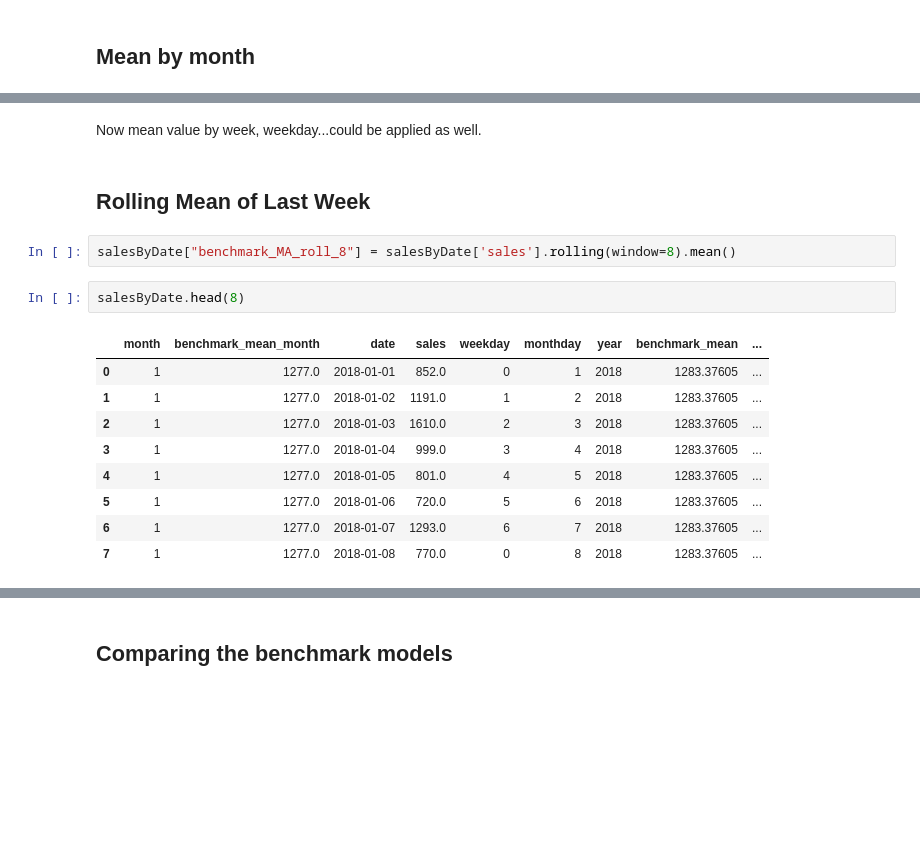
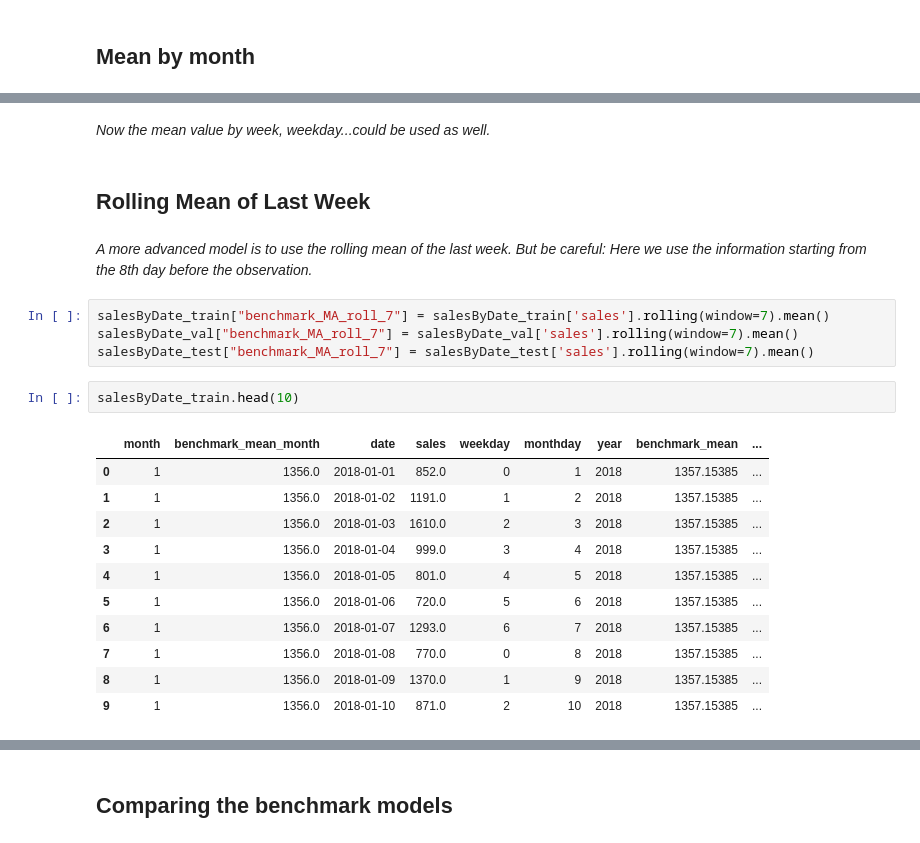
Before and after one commit to barletteM/DLMDSME01, a Jupyter notebook: 05_build_predictive_model/05_pred_model_baseline.ipynb, the cells around one changed output, grey strips where cells are left out. Cells and saved outputs as stored; diff of their text form; blank space fills up the shorter version.

Commit message:
update notebook on baseline models

```diff
--- a/05_build_predictive_model/05_pred_model_baseline.ipynb
+++ b/05_build_predictive_model/05_pred_model_baseline.ipynb
@@ -133,18 +277,24 @@ salesByDate
 # %% [markdown]
-Now mean value by week, weekday...could be applied as well.
+*Now the mean value by week, weekday...could be used as well.*
 # %% [markdown]
 ## Rolling Mean of Last Week
-# %%
-salesByDate["benchmark_MA_roll_8"] = salesByDate['sales'].rolling(window=8).mean()
-# %%
-salesByDate.head(8)
-# %% [output]
-|  | month | benchmark_mean_month | date | sales | weekday | monthday | year | benchmark_mean | ... |
-| 0 | 1 | 1277.0 | 2018-01-01 | 852.0 | 0 | 1 | 2018 | 1283.37605 | ... |
-| 1 | 1 | 1277.0 | 2018-01-02 | 1191.0 | 1 | 2 | 2018 | 1283.37605 | ... |
-| 2 | 1 | 1277.0 | 2018-01-03 | 1610.0 | 2 | 3 | 2018 | 1283.37605 | ... |
-| 3 | 1 | 1277.0 | 2018-01-04 | 999.0 | 3 | 4 | 2018 | 1283.37605 | ... |
-| 4 | 1 | 1277.0 | 2018-01-05 | 801.0 | 4 | 5 | 2018 | 1283.37605 | ... |
-| 5 | 1 | 1277.0 | 2018-01-06 | 720.0 | 5 | 6 | 2018 | 1283.37605 | ... |
-| 6 | 1 | 1277.0 | 2018-01-07 | 1293.0 | 6 | 7 | 2018 | 1283.37605 | ... |
-| 7 | 1 | 1277.0 | 2018-01-08 | 770.0 | 0 | 8 | 2018 | 1283.37605 | ... |
+# %% [markdown]
+*A more advanced model is to use the rolling mean of the last week. But be careful: Here we use the information starting from the 8th day before the observation.*
+# %%
+salesByDate_train["benchmark_MA_roll_7"] = salesByDate_train['sales'].rolling(window=7).mean()
+salesByDate_val["benchmark_MA_roll_7"] = salesByDate_val['sales'].rolling(window=7).mean()
+salesByDate_test["benchmark_MA_roll_7"] = salesByDate_test['sales'].rolling(window=7).mean()
+# %%
+salesByDate_train.head(10)
+# %% [output]
+|  | month | benchmark_mean_month | date | sales | weekday | monthday | year | benchmark_mean | ... |
+| 0 | 1 | 1356.0 | 2018-01-01 | 852.0 | 0 | 1 | 2018 | 1357.15385 | ... |
+| 1 | 1 | 1356.0 | 2018-01-02 | 1191.0 | 1 | 2 | 2018 | 1357.15385 | ... |
+| 2 | 1 | 1356.0 | 2018-01-03 | 1610.0 | 2 | 3 | 2018 | 1357.15385 | ... |
+| 3 | 1 | 1356.0 | 2018-01-04 | 999.0 | 3 | 4 | 2018 | 1357.15385 | ... |
+| 4 | 1 | 1356.0 | 2018-01-05 | 801.0 | 4 | 5 | 2018 | 1357.15385 | ... |
+| 5 | 1 | 1356.0 | 2018-01-06 | 720.0 | 5 | 6 | 2018 | 1357.15385 | ... |
+| 6 | 1 | 1356.0 | 2018-01-07 | 1293.0 | 6 | 7 | 2018 | 1357.15385 | ... |
+| 7 | 1 | 1356.0 | 2018-01-08 | 770.0 | 0 | 8 | 2018 | 1357.15385 | ... |
+| 8 | 1 | 1356.0 | 2018-01-09 | 1370.0 | 1 | 9 | 2018 | 1357.15385 | ... |
+| 9 | 1 | 1356.0 | 2018-01-10 | 871.0 | 2 | 10 | 2018 | 1357.15385 | ... |
```
Also changed, not shown: parts of 43 cells of this notebook, 2 other files.
